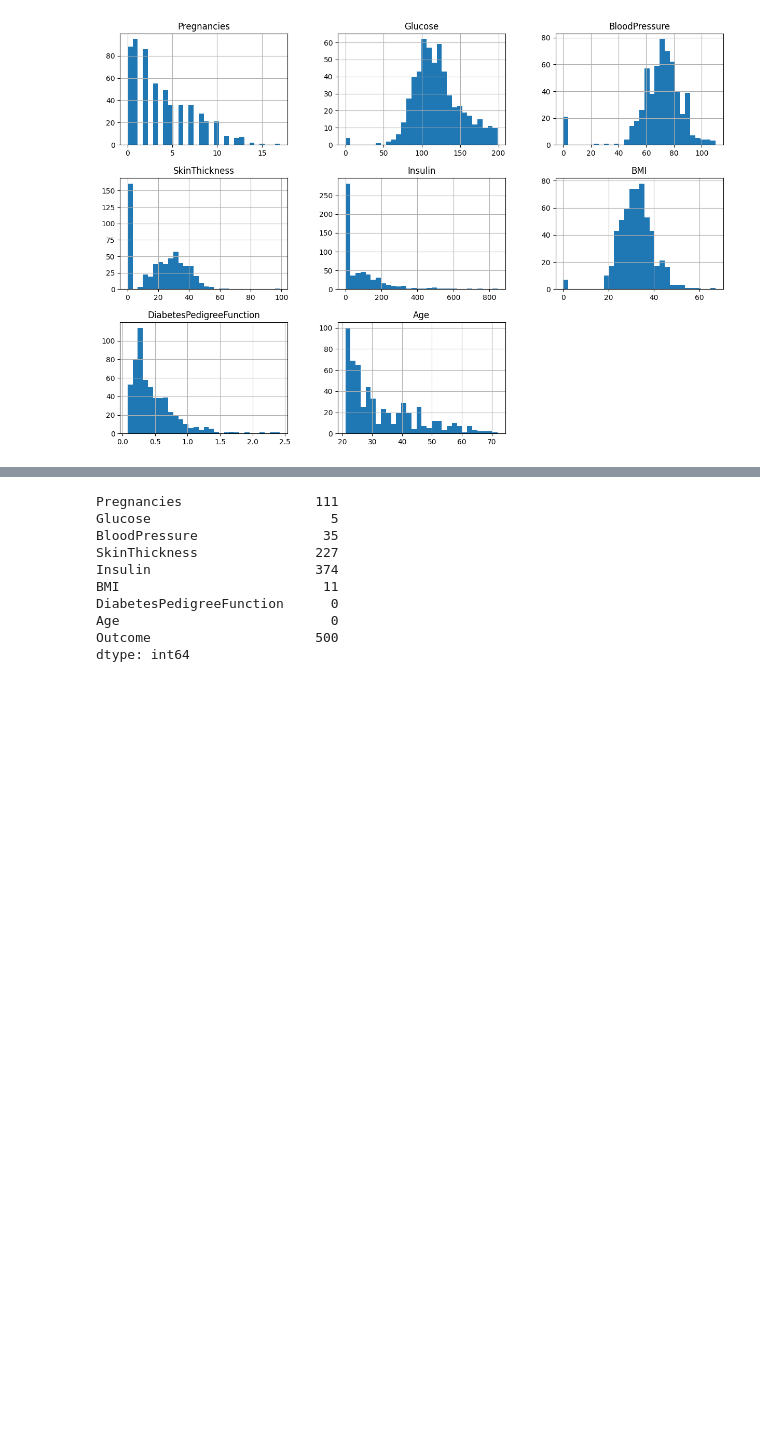
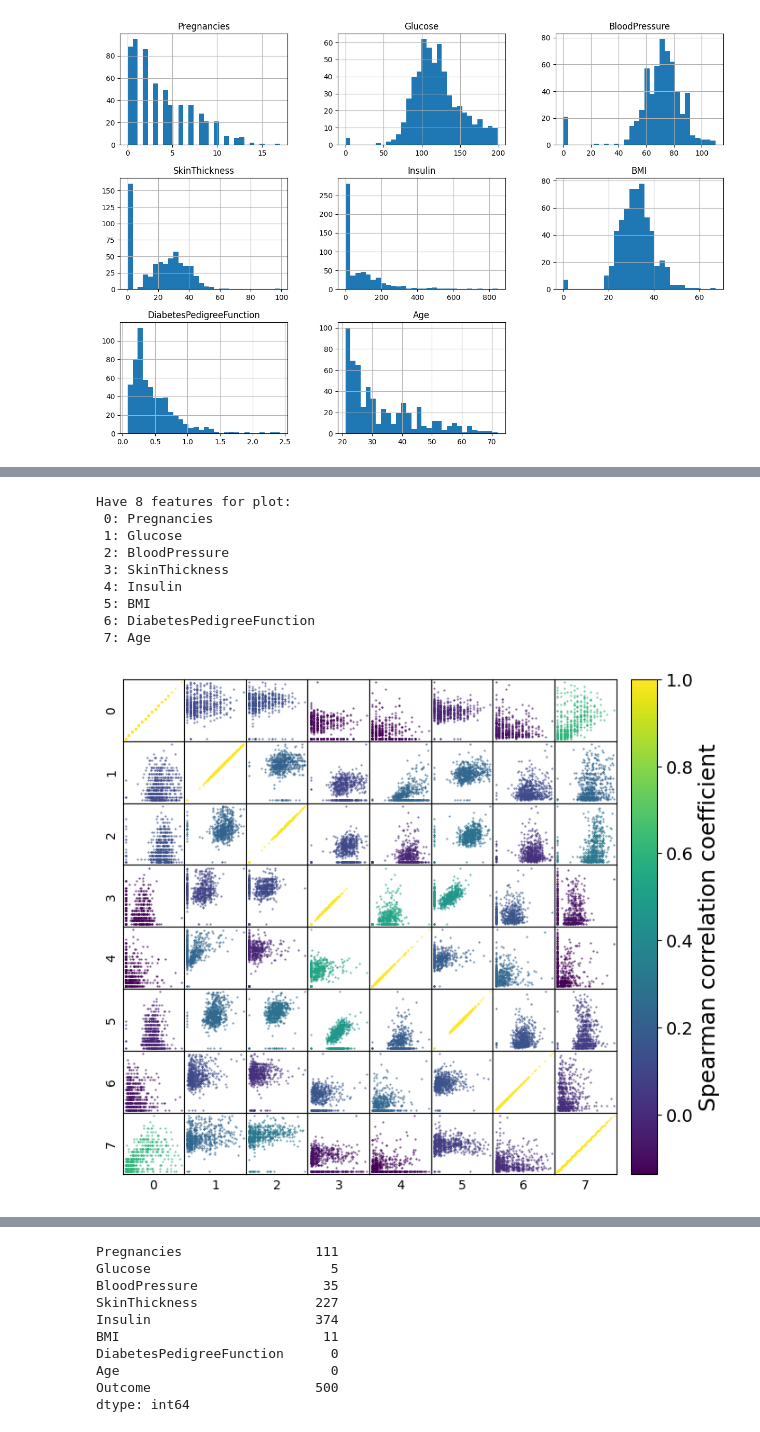
Before and after one commit to 4GeeksAcademy/helloklow-boosting-algorithms-project, a Jupyter notebook: src/explore.ipynb, the cells around one changed output, grey strips where cells are left out. Drawn from its saved outputs; the diff is of its cells as text; code cells hidden in the pictures; blank space fills up the shorter version.

```diff
--- a/src/explore.ipynb
+++ b/src/explore.ipynb
@@ -98,0 +83,14 @@ training_features.describe()
+# %%
+# Look at cross correlation matrix for training features (can try removing highly correlated features)
+plot_scatter_matrix(training_features).show()
+# %% [output]
+Have 8 features for plot:
+ 0: Pregnancies
+ 1: Glucose
+ 2: BloodPressure
+ 3: SkinThickness
+ 4: Insulin
+ 5: BMI
+ 6: DiabetesPedigreeFunction
+ 7: Age
+[figure, added]
```
Also changed, not shown: parts of 28 cells of this notebook, 2 other files.
